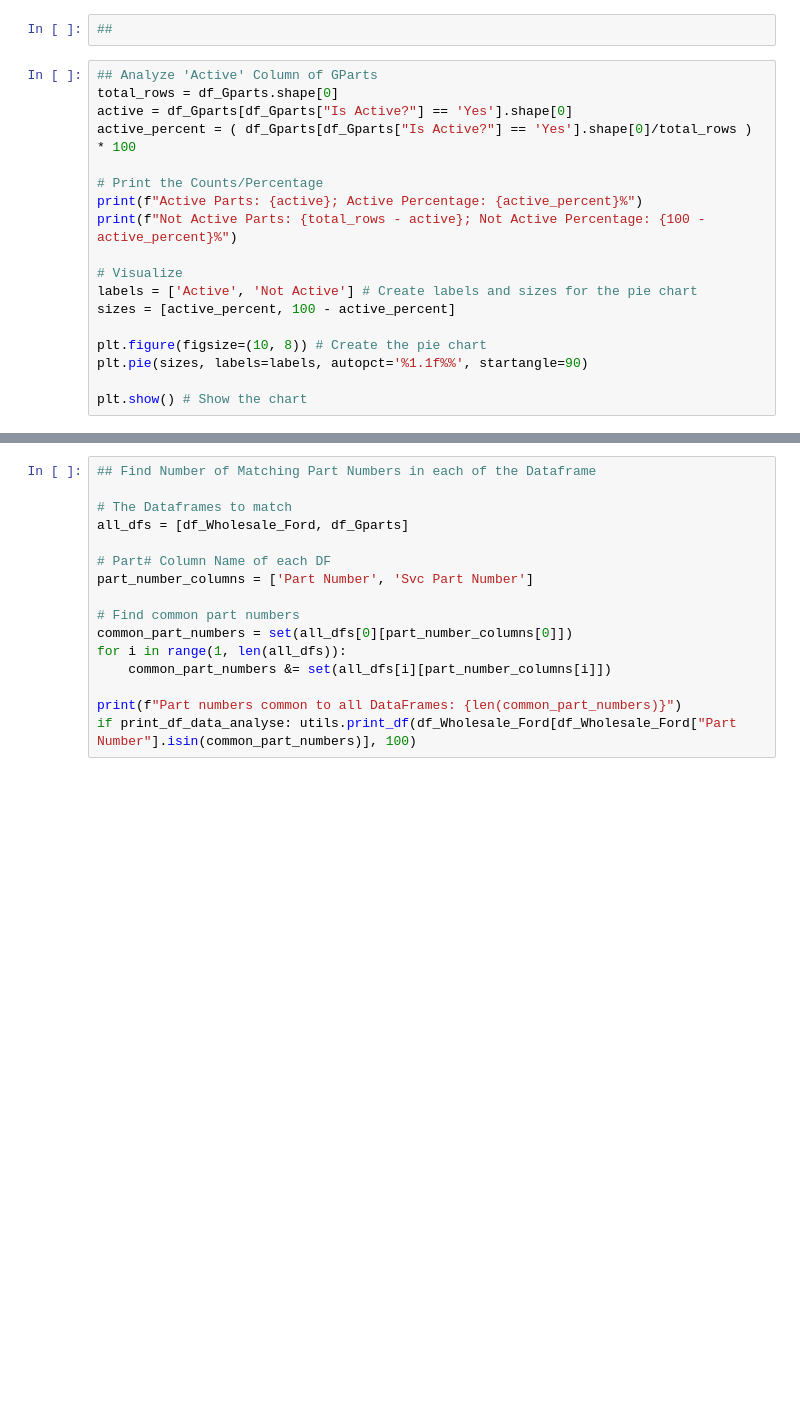
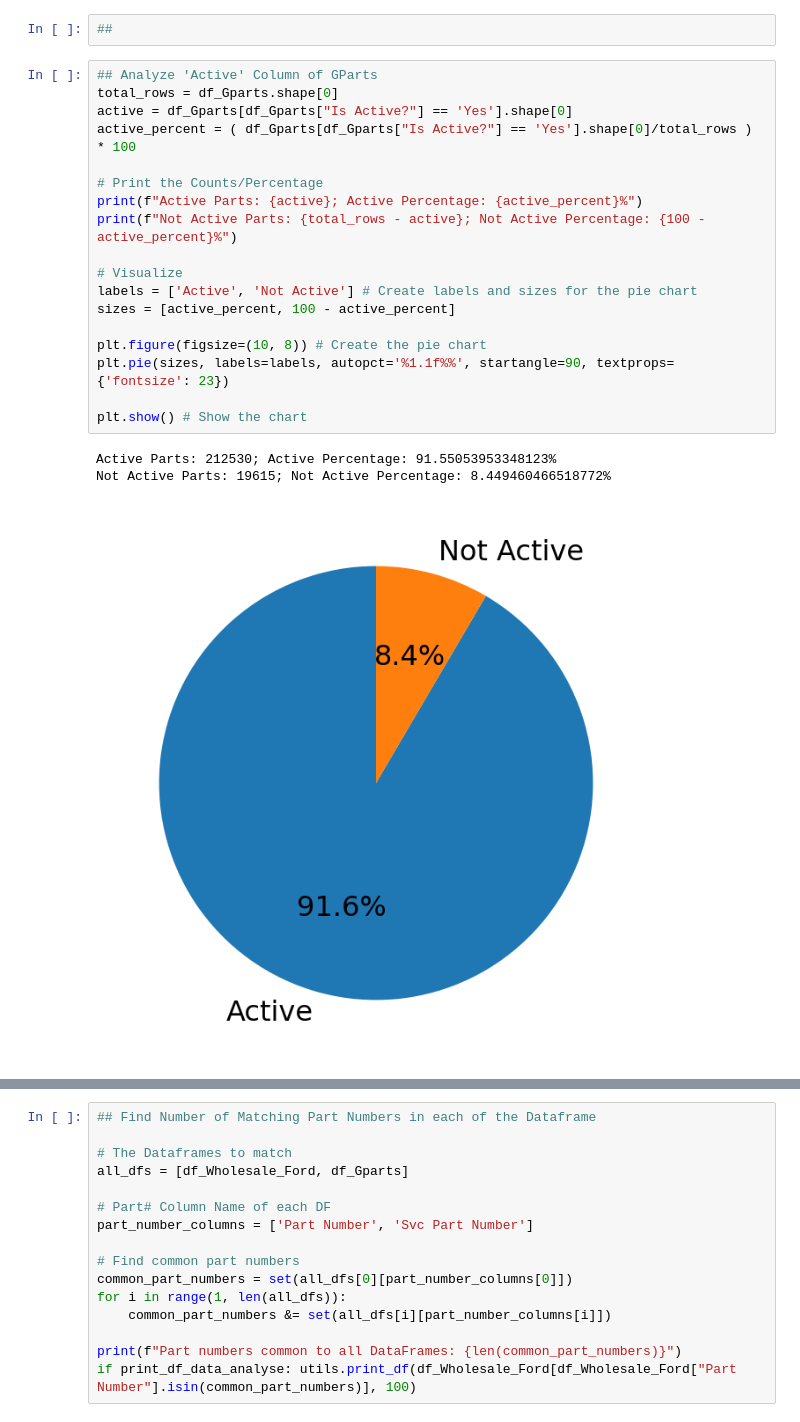
Before and after one commit to ssain2021/StorageRackOptimizationNew, a Jupyter notebook: Codes/Storage_Optimization.ipynb, the cells around one changed output, grey strips where cells are left out. Saved outputs shown, nothing was run; the diff lists cells and outputs as text; blank space fills up the shorter version.

```diff
--- a/Codes/Storage_Optimization.ipynb
+++ b/Codes/Storage_Optimization.ipynb
@@ -72,21 +72,25 @@ if print_df_after_import: utils.print_df(df_Service_Ford, 100) # Print the Dataf
 # %%
 ## Analyze 'Active' Column of GParts
 total_rows = df_Gparts.shape[0]
 active = df_Gparts[df_Gparts["Is Active?"] == 'Yes'].shape[0]
 active_percent = ( df_Gparts[df_Gparts["Is Active?"] == 'Yes'].shape[0]/total_rows ) * 100
 
 # Print the Counts/Percentage
 print(f"Active Parts: {active}; Active Percentage: {active_percent}%")
 print(f"Not Active Parts: {total_rows - active}; Not Active Percentage: {100 - active_percent}%")
 
 # Visualize
 labels = ['Active', 'Not Active'] # Create labels and sizes for the pie chart
 sizes = [active_percent, 100 - active_percent]
 
 plt.figure(figsize=(10, 8)) # Create the pie chart
-plt.pie(sizes, labels=labels, autopct='%1.1f%%', startangle=90)
+plt.pie(sizes, labels=labels, autopct='%1.1f%%', startangle=90, textprops={'fontsize': 23})
 
 plt.show() # Show the chart
+# %% [output]
+Active Parts: 212530; Active Percentage: 91.55053953348123%
+Not Active Parts: 19615; Not Active Percentage: 8.449460466518772%
+[figure, added]
 # %%
 ## Find Rows with 0 in either Dimensions
 # Depth (Column Here) = Length (In Docs)
```
Also changed, not shown: parts of 3 cells of this notebook, 3 other files.
